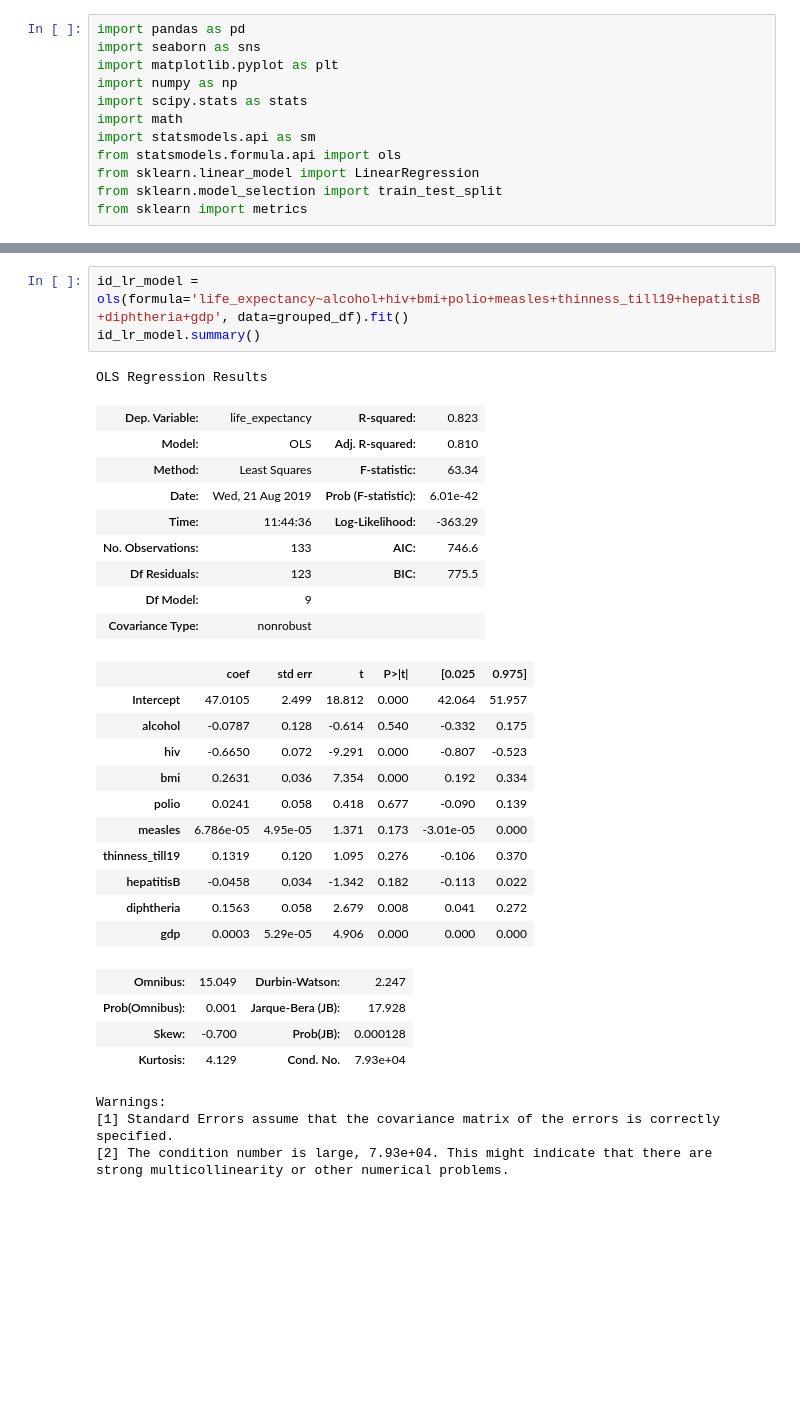
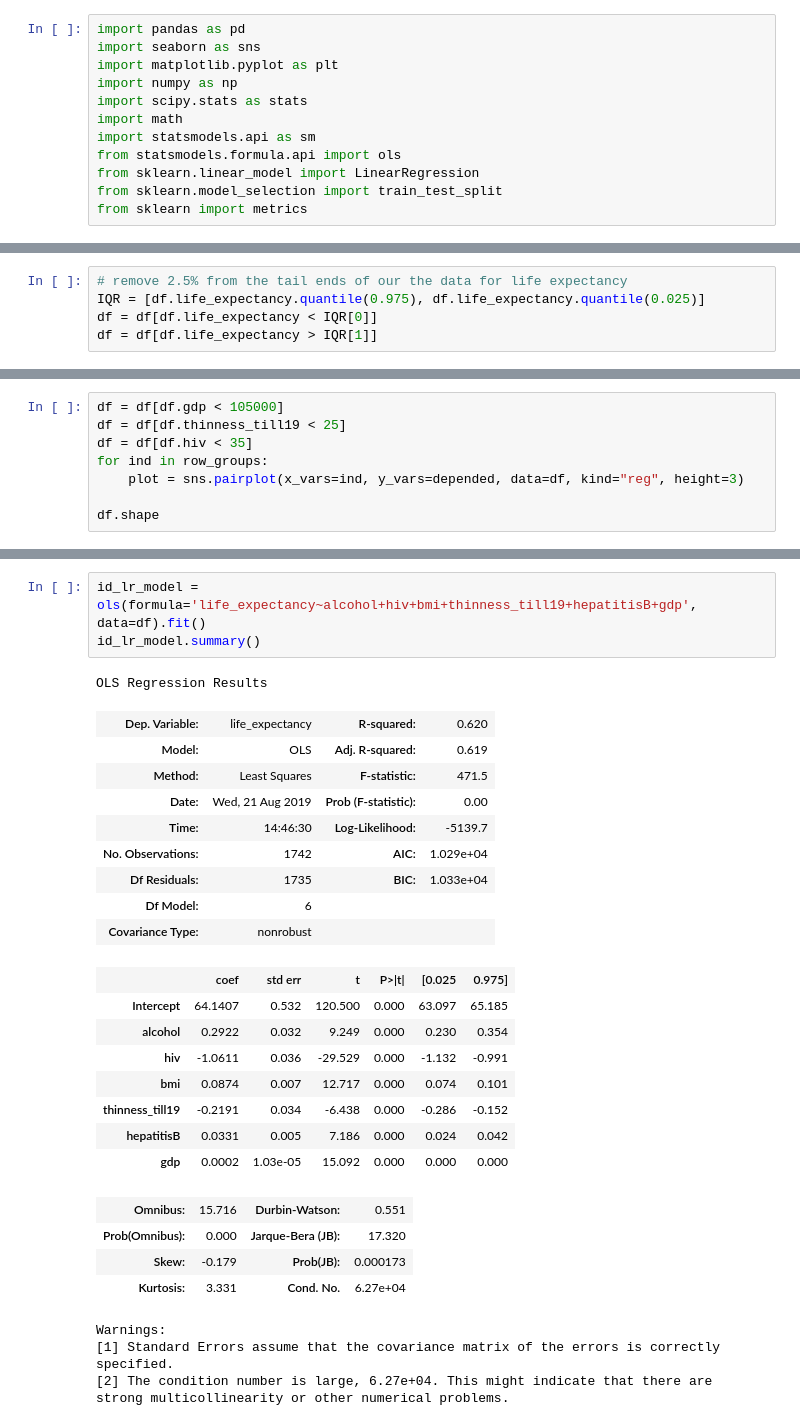
Before and after one commit to DaggerForce/Life_Expectancy_Project, a Jupyter notebook: infant_mortality.ipynb, the cells around one changed output, grey strips where cells are left out. Cells and saved outputs as stored; diff of their text form; blank space fills up the shorter version.

Commit message:
begin data analysis

```diff
--- a/infant_mortality.ipynb
+++ b/infant_mortality.ipynb
@@ -42,0 +26,5 @@ clean_df
+# %%
+# remove 2.5% from the tail ends of our the data for life expectancy
+IQR = [df.life_expectancy.quantile(0.975), df.life_expectancy.quantile(0.025)]
+df = df[df.life_expectancy < IQR[0]]
+df = df[df.life_expectancy > IQR[1]]
@@ -42,0 +124,8 @@ clean_df
+# %%
+df = df[df.gdp < 105000]
+df = df[df.thinness_till19 < 25]
+df = df[df.hiv < 35]
+for ind in row_groups:
+    plot = sns.pairplot(x_vars=ind, y_vars=depended, data=df, kind="reg", height=3)
+
+df.shape
@@ -43,34 +136,31 @@ clean_df
 # %%
-id_lr_model = ols(formula='life_expectancy~alcohol+hiv+bmi+polio+measles+thinness_till19+hepatitisB+diphtheria+gdp', data=grouped_df).fit()
+id_lr_model = ols(formula='life_expectancy~alcohol+hiv+bmi+thinness_till19+hepatitisB+gdp', data=df).fit()
 id_lr_model.summary()
 # %% [output]
 OLS Regression Results
-| Dep. Variable: | life_expectancy | R-squared: | 0.823 |
-| Model: | OLS | Adj. R-squared: | 0.810 |
-| Method: | Least Squares | F-statistic: | 63.34 |
-| Date: | Wed, 21 Aug 2019 | Prob (F-statistic): | 6.01e-42 |
-| Time: | 11:44:36 | Log-Likelihood: | -363.29 |
-| No. Observations: | 133 | AIC: | 746.6 |
-| Df Residuals: | 123 | BIC: | 775.5 |
-| Df Model: | 9 |  |  |
+| Dep. Variable: | life_expectancy | R-squared: | 0.620 |
+| Model: | OLS | Adj. R-squared: | 0.619 |
+| Method: | Least Squares | F-statistic: | 471.5 |
+| Date: | Wed, 21 Aug 2019 | Prob (F-statistic): | 0.00 |
+| Time: | 14:46:30 | Log-Likelihood: | -5139.7 |
+| No. Observations: | 1742 | AIC: | 1.029e+04 |
+| Df Residuals: | 1735 | BIC: | 1.033e+04 |
+| Df Model: | 6 |  |  |
 | Covariance Type: | nonrobust |  |  |
 |  | coef | std err | t | P>|t| | [0.025 | 0.975] |
-| Intercept | 47.0105 | 2.499 | 18.812 | 0.000 | 42.064 | 51.957 |
-| alcohol | -0.0787 | 0.128 | -0.614 | 0.540 | -0.332 | 0.175 |
-| hiv | -0.6650 | 0.072 | -9.291 | 0.000 | -0.807 | -0.523 |
-| bmi | 0.2631 | 0.036 | 7.354 | 0.000 | 0.192 | 0.334 |
-| polio | 0.0241 | 0.058 | 0.418 | 0.677 | -0.090 | 0.139 |
-| measles | 6.786e-05 | 4.95e-05 | 1.371 | 0.173 | -3.01e-05 | 0.000 |
-| thinness_till19 | 0.1319 | 0.120 | 1.095 | 0.276 | -0.106 | 0.370 |
-| hepatitisB | -0.0458 | 0.034 | -1.342 | 0.182 | -0.113 | 0.022 |
-| diphtheria | 0.1563 | 0.058 | 2.679 | 0.008 | 0.041 | 0.272 |
-| gdp | 0.0003 | 5.29e-05 | 4.906 | 0.000 | 0.000 | 0.000 |
+| Intercept | 64.1407 | 0.532 | 120.500 | 0.000 | 63.097 | 65.185 |
+| alcohol | 0.2922 | 0.032 | 9.249 | 0.000 | 0.230 | 0.354 |
+| hiv | -1.0611 | 0.036 | -29.529 | 0.000 | -1.132 | -0.991 |
+| bmi | 0.0874 | 0.007 | 12.717 | 0.000 | 0.074 | 0.101 |
+| thinness_till19 | -0.2191 | 0.034 | -6.438 | 0.000 | -0.286 | -0.152 |
+| hepatitisB | 0.0331 | 0.005 | 7.186 | 0.000 | 0.024 | 0.042 |
+| gdp | 0.0002 | 1.03e-05 | 15.092 | 0.000 | 0.000 | 0.000 |
-| Omnibus: | 15.049 | Durbin-Watson: | 2.247 |
-| Prob(Omnibus): | 0.001 | Jarque-Bera (JB): | 17.928 |
-| Skew: | -0.700 | Prob(JB): | 0.000128 |
-| Kurtosis: | 4.129 | Cond. No. | 7.93e+04 |
+| Omnibus: | 15.716 | Durbin-Watson: | 0.551 |
+| Prob(Omnibus): | 0.000 | Jarque-Bera (JB): | 17.320 |
+| Skew: | -0.179 | Prob(JB): | 0.000173 |
+| Kurtosis: | 3.331 | Cond. No. | 6.27e+04 |
 Warnings:
 [1] Standard Errors assume that the covariance matrix of the errors is correctly specified.
-[2] The condition number is large, 7.93e+04. This might indicate that there are
+[2] The condition number is large, 6.27e+04. This might indicate that there are
 strong multicollinearity or other numerical problems.
 # %%
```
Also changed, not shown: parts of 15 cells of this notebook.
